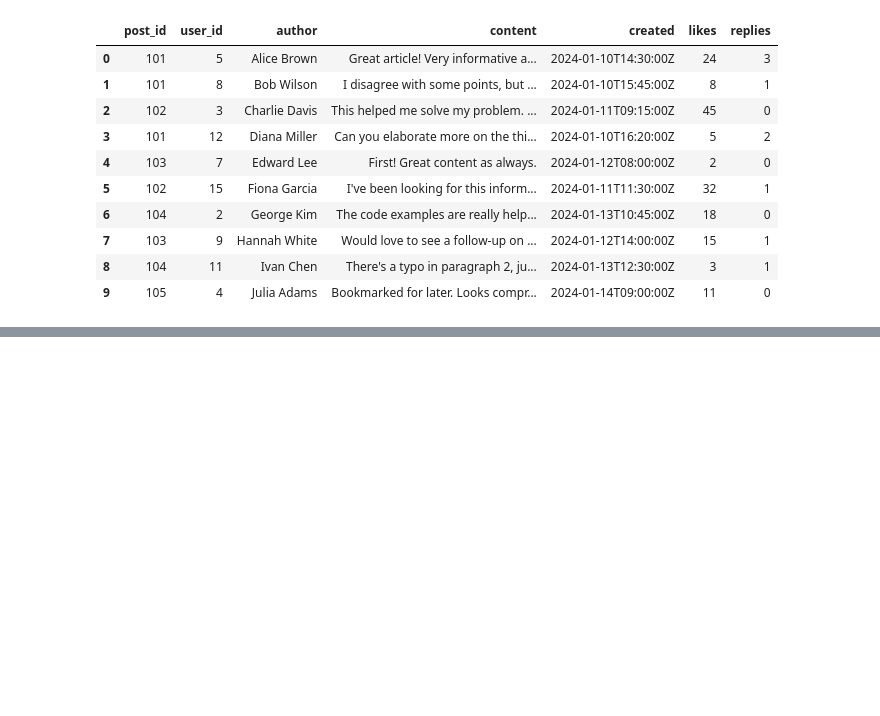
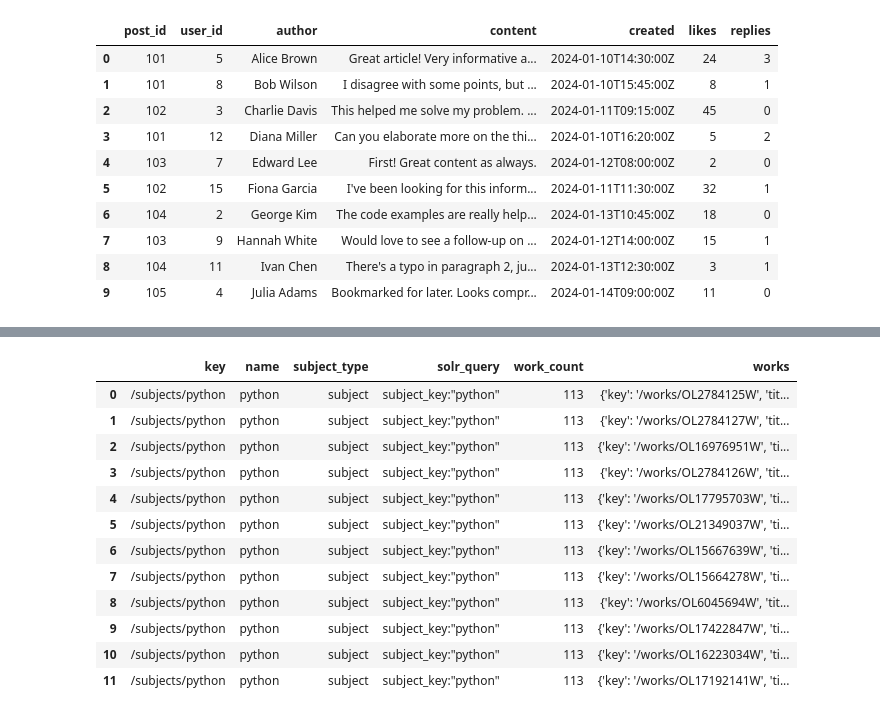
Before and after one commit to Ahmadjon0125/Mohirdev_lessons, a Jupyter notebook: Ma'lumotlarga ishlov berish. Fayllar va ma'lumotlar ombori/1.File.ipynb, the cells around one changed output, grey strips where cells are left out. Saved outputs shown, nothing was run; the diff lists cells and outputs as text; code cells hidden in the pictures; blank space fills up the shorter version.

```diff
--- a/Ma'lumotlarga ishlov berish. Fayllar va ma'lumotlar ombori/1.File.ipynb
+++ b/Ma'lumotlarga ishlov berish. Fayllar va ma'lumotlar ombori/1.File.ipynb
@@ -343,0 +373,16 @@ df_new.drop(['id'],axis=1)
+# %%
+pd.DataFrame(r.json())
+# %% [output]
+|  | key | name | subject_type | solr_query | work_count | works |
+| 0 | /subjects/python | python | subject | subject_key:"python" | 113 | {'key': '/works/OL2784125W', 'tit... |
+| 1 | /subjects/python | python | subject | subject_key:"python" | 113 | {'key': '/works/OL2784127W', 'tit... |
+| 2 | /subjects/python | python | subject | subject_key:"python" | 113 | {'key': '/works/OL16976951W', 'ti... |
+| 3 | /subjects/python | python | subject | subject_key:"python" | 113 | {'key': '/works/OL2784126W', 'tit... |
+| 4 | /subjects/python | python | subject | subject_key:"python" | 113 | {'key': '/works/OL17795703W', 'ti... |
+| 5 | /subjects/python | python | subject | subject_key:"python" | 113 | {'key': '/works/OL21349037W', 'ti... |
+| 6 | /subjects/python | python | subject | subject_key:"python" | 113 | {'key': '/works/OL15667639W', 'ti... |
+| 7 | /subjects/python | python | subject | subject_key:"python" | 113 | {'key': '/works/OL15664278W', 'ti... |
+| 8 | /subjects/python | python | subject | subject_key:"python" | 113 | {'key': '/works/OL6045694W', 'tit... |
+| 9 | /subjects/python | python | subject | subject_key:"python" | 113 | {'key': '/works/OL17422847W', 'ti... |
+| 10 | /subjects/python | python | subject | subject_key:"python" | 113 | {'key': '/works/OL16223034W', 'ti... |
+| 11 | /subjects/python | python | subject | subject_key:"python" | 113 | {'key': '/works/OL17192141W', 'ti... |
```
Also changed, not shown: parts of 5 cells of this notebook.
